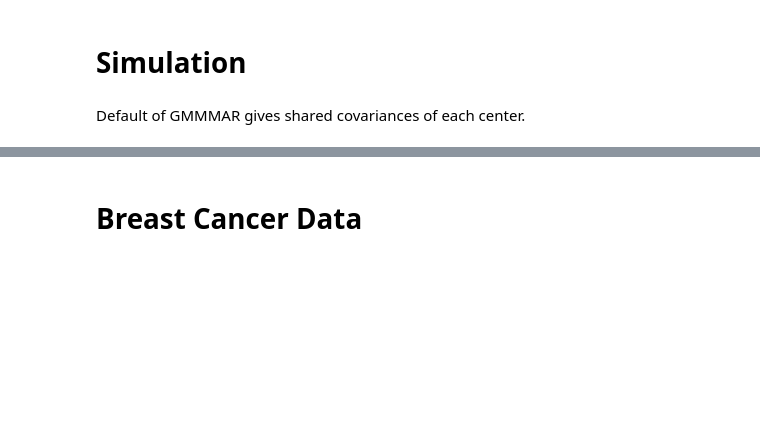
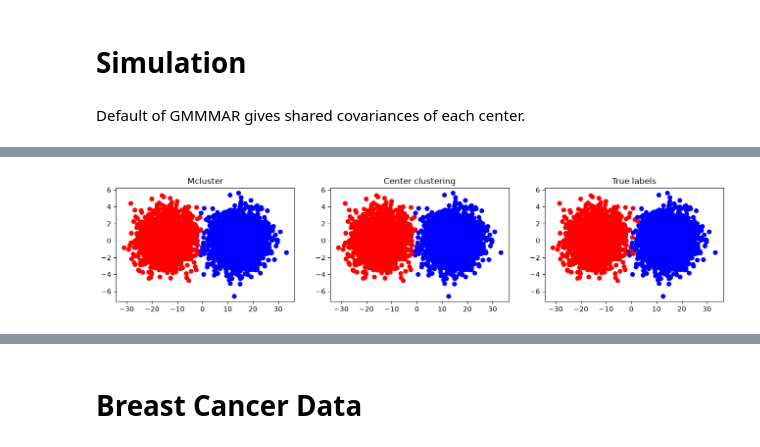
Before and after one commit to huimin-hu-stat/MAR-v2, a Jupyter notebook: clustering.ipynb, the cells around one changed output, grey strips where cells are left out. Saved outputs shown, nothing was run; the diff lists cells and outputs as text; code cells hidden in the pictures; blank space fills up the shorter version.

```diff
--- a/clustering.ipynb
+++ b/clustering.ipynb
@@ -242,6 +125,9 @@ labels_centers = cl.cluster_through_centers(X, M)
 
 pca = PCA(n_components=2)
 pcs = pca.fit_transform(X)
+# %%
+resp_sim = cl.get_resp(X, M)
+combires_sim = entropy_combi(resp_sim, n_clusters=2)
 # %%
 print(cl.log_prob_x(X).sum())
 # %% [output]
@@ -249,3 +135,17 @@ tensor(-228766.5469)
+# %%
+_, axes = plt.subplots(1,3, figsize=(16,3))
+axes[0].scatter(pcs[:,0], pcs[:,1], c=np.where(combires_sim.labels, 'red', 'blue'))
+axes[0].set_title('Mcluster')
+
+axes[1].scatter(pcs[:,0], pcs[:,1], c=np.where(labels_centers, 'red', 'blue'))
+axes[1].set_title('Center clustering')
+
+axes[2].scatter(pcs[:,0], pcs[:,1], c=np.where(true_labels==1, 'red', 'blue'))
+axes[2].set_title('True labels')
+
+plt.show()
+# %% [output]
+[figure, added]
 # %%
 _, axes = plt.subplots(1,2, figsize=(16,4))
 axes[0].scatter(pcs[:,0], pcs[:,1], c=np.where(labels_centers, 'red', 'blue'))
```
Also changed, not shown: parts of 22 cells of this notebook, 3 other files.
